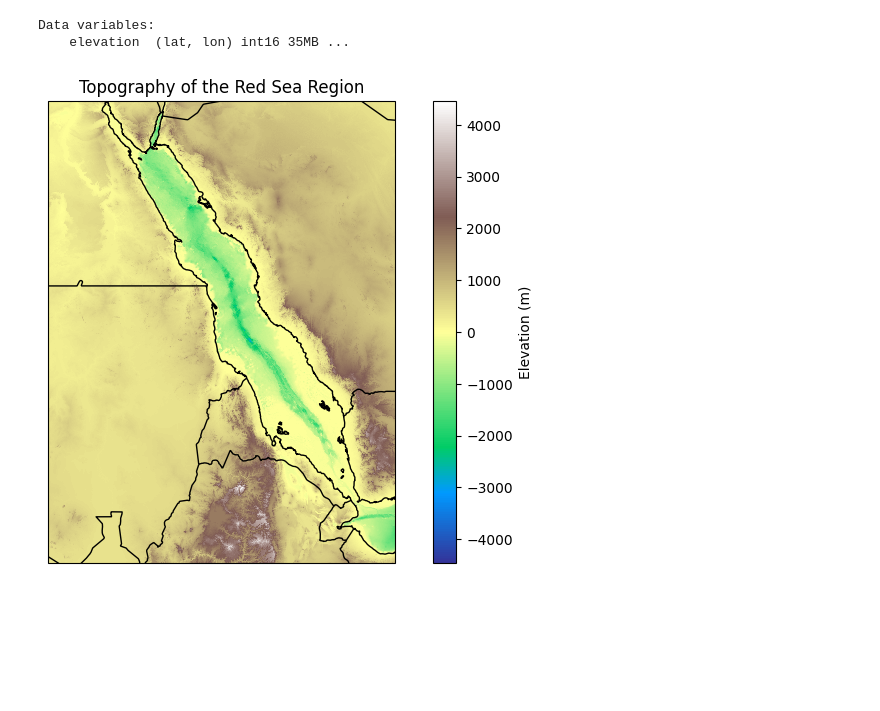
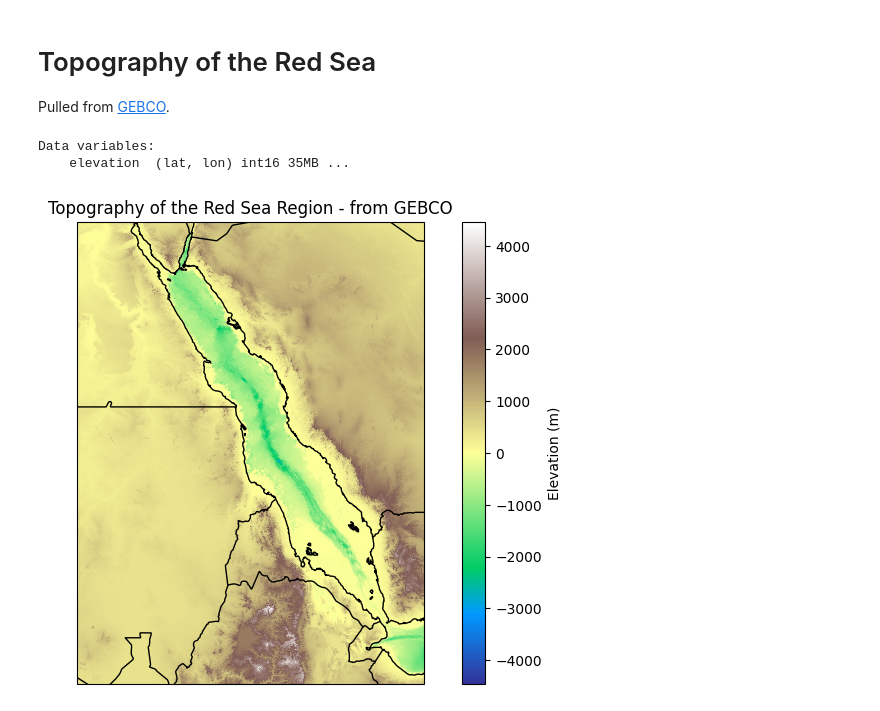
Before and after one commit to Equite774/CobbLab, a Jupyter notebook: topography.ipynb, the cells around one changed output. Drawn from its saved outputs; the diff is of its cells as text; code cells hidden in the pictures; blank space fills up the shorter version.

Commit message:
topography of Red Sea

```diff
--- a/topography.ipynb
+++ b/topography.ipynb
@@ -1,3 +1,7 @@
+# %% [markdown]
+# Topography of the Red Sea
+
+Pulled from [GEBCO](https://www.gebco.net/data-products/gridded-bathymetry-data#area).
 # %%
 import xarray as xr
 import matplotlib.pyplot as plt
@@ -15,23 +19,22 @@ topo = gebco['elevation']
 # %%
 fig = plt.figure(figsize=(10, 6))
 ax = plt.axes(projection=ccrs.PlateCarree())
 
 topo.plot(
     ax=ax,
     transform=ccrs.PlateCarree(),
     cmap='terrain',
     cbar_kwargs={'label': 'Elevation (m)'}
 )
 
 ax.set_extent([30, 45, 10, 30], crs=ccrs.PlateCarree())
 ax.coastlines(resolution='10m')
 ax.add_feature(cfeature.BORDERS)
-ax.set_title("Topography of the Red Sea Region")
-ax.set_subtitle("GEBCO 2024 Dataset")
+ax.set_title("Topography of the Red Sea Region - from GEBCO")
 
 plt.show()
 
 # Save the figure
 fig.savefig("plots/gebco_red_sea_topography.png", dpi=300, bbox_inches='tight')
 # %% [output]
-[figure, old version]
+[figure, new version]
```
Also changed, not shown: 1 other file.
